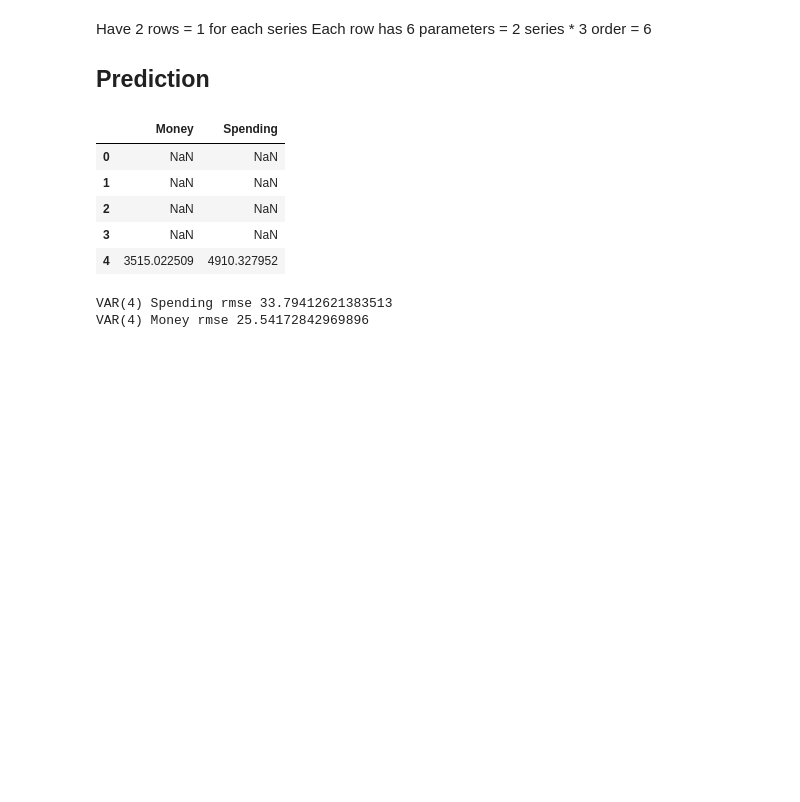
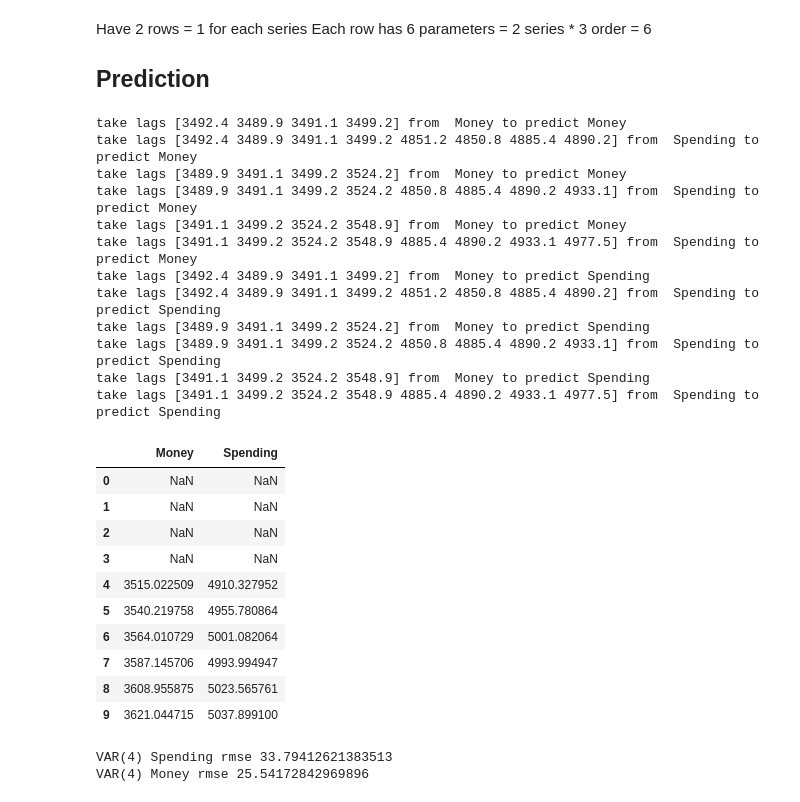
Before and after one commit to huuugh18/finmodel, a Jupyter notebook: 9 - 6 Training VAR.ipynb, the cells around one changed output. Saved outputs shown, nothing was run; the diff lists cells and outputs as text; code cells hidden in the pictures; blank space fills up the shorter version.

```diff
--- a/9 - 6 Training VAR.ipynb
+++ b/9 - 6 Training VAR.ipynb
@@ -83,38 +87,58 @@ def predict_var(df, params):
     order = params.shape[1] // params.shape[0]
 
     # create empty DF
     results = pd.DataFrame()
 
-    # outer loop - everything within it done to do predictions for all cols
+    # outer loop - everything within it done to do predictions for all cols (series)
     for column_num, column in enumerate(df.columns):
         # set first order numbers to nan as can't predict
         predicted_values = [math.nan]*order
 
-        # inner loop
+        # inner loop - predict for each row in column - order
         for i in range(len(df[column]) - order):
+            # start with row of 0's
             lags = np.zeros(0)
             # get order amount of lag values from the series column
             for param_column in df.columns:
+                # should get order # of values for each of the columns
                 lags = np.append(lags, df[param_column][i : i + order])
-                # print('take lags from ', param_column, 'to predict', column, lags)
-
+                if i < 3:
+                    print('take lags', lags, 'from ', param_column, 'to predict', column,)
             # Get predictions: combine lags and coefficients by dot product
+            # params gotten from training model - taken as input at top
             predicted_values.append(np.dot(lags, params[column_num, :]))
             # print(params[column_num, :])
         # add to results df
         results[column] = predicted_values
     return results
 
 
 predictions = predict_var(df, var_params)
-predictions.head()
+predictions.head(10)
 # %% [output]
+take lags [3492.4 3489.9 3491.1 3499.2] from  Money to predict Money
+take lags [3492.4 3489.9 3491.1 3499.2 4851.2 4850.8 4885.4 4890.2] from  Spending to predict Money
+take lags [3489.9 3491.1 3499.2 3524.2] from  Money to predict Money
+take lags [3489.9 3491.1 3499.2 3524.2 4850.8 4885.4 4890.2 4933.1] from  Spending to predict Money
+take lags [3491.1 3499.2 3524.2 3548.9] from  Money to predict Money
+take lags [3491.1 3499.2 3524.2 3548.9 4885.4 4890.2 4933.1 4977.5] from  Spending to predict Money
+take lags [3492.4 3489.9 3491.1 3499.2] from  Money to predict Spending
+take lags [3492.4 3489.9 3491.1 3499.2 4851.2 4850.8 4885.4 4890.2] from  Spending to predict Spending
+take lags [3489.9 3491.1 3499.2 3524.2] from  Money to predict Spending
+take lags [3489.9 3491.1 3499.2 3524.2 4850.8 4885.4 4890.2 4933.1] from  Spending to predict Spending
+take lags [3491.1 3499.2 3524.2 3548.9] from  Money to predict Spending
+take lags [3491.1 3499.2 3524.2 3548.9 4885.4 4890.2 4933.1 4977.5] from  Spending to predict Spending
 |  | Money | Spending |
 | 0 | NaN | NaN |
 | 1 | NaN | NaN |
 | 2 | NaN | NaN |
 | 3 | NaN | NaN |
 | 4 | 3515.022509 | 4910.327952 |
+| 5 | 3540.219758 | 4955.780864 |
+| 6 | 3564.010729 | 5001.082064 |
+| 7 | 3587.145706 | 4993.994947 |
+| 8 | 3608.955875 | 5023.565761 |
+| 9 | 3621.044715 | 5037.899100 |
 # %%
 def rmse(predicted, actual):
     # print(predicted, actual)1
```
Also changed, not shown: parts of 2 cells of this notebook, 1 other file.
